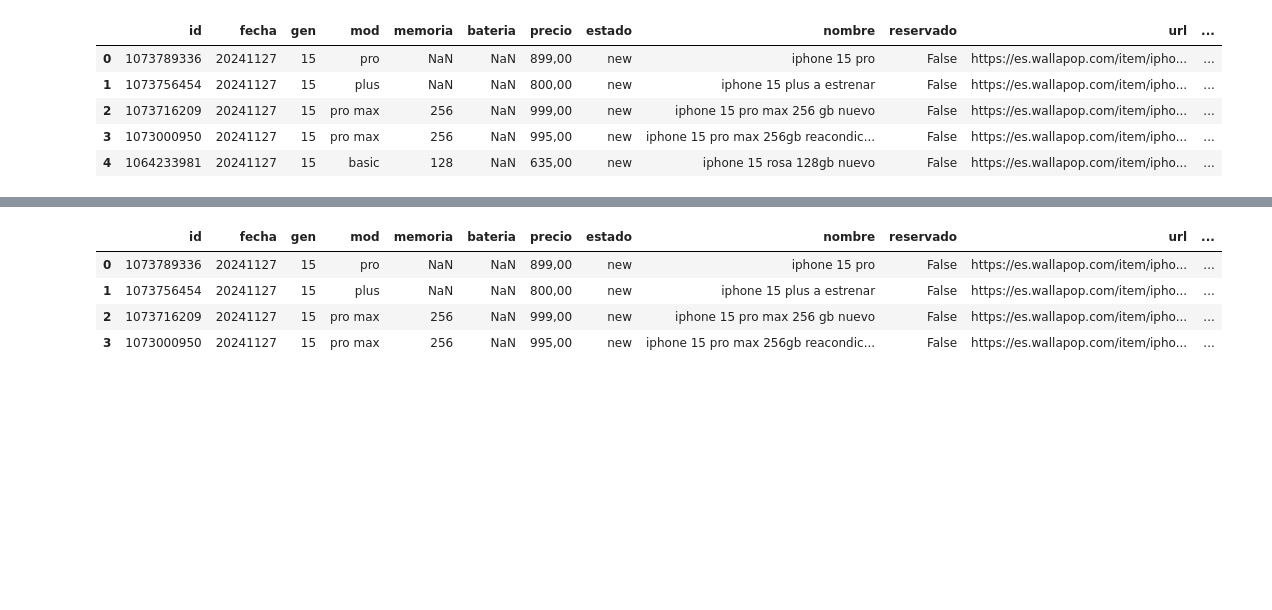
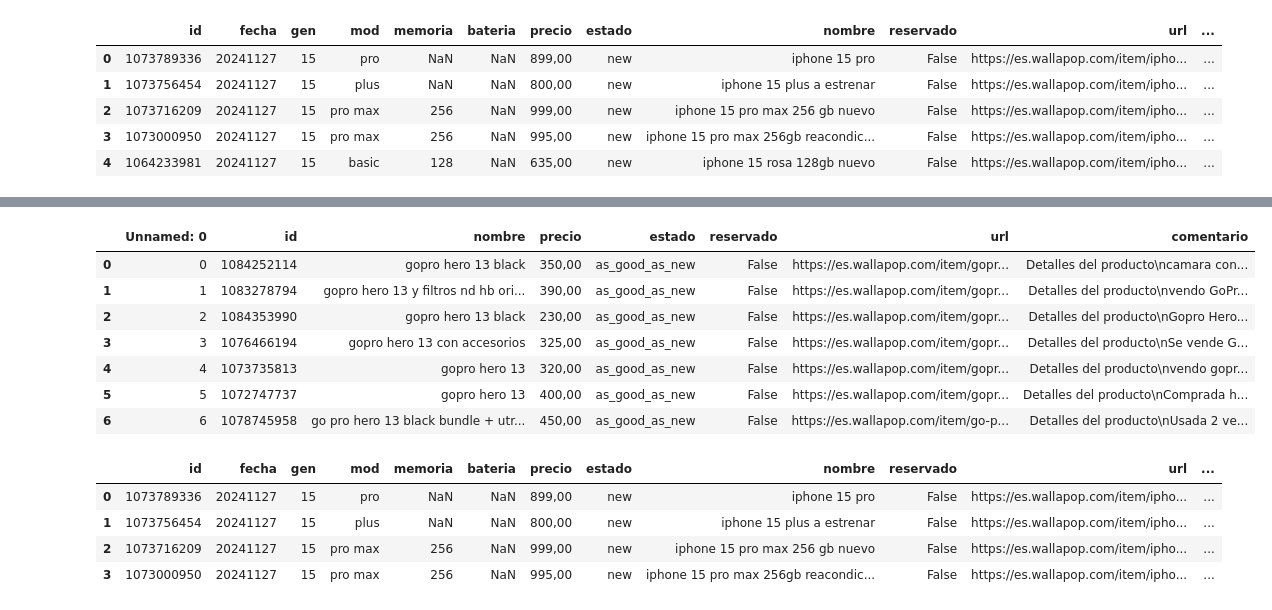
Before and after one commit to jogarman/wallapop_scrapping, a Jupyter notebook: 04_download_description.ipynb, the cells around one changed output, grey strips where cells are left out. Saved outputs shown, nothing was run; the diff lists cells and outputs as text; code cells hidden in the pictures; blank space fills up the shorter version.

```diff
--- a/04_download_description.ipynb
+++ b/04_download_description.ipynb
@@ -112,3 +103,68 @@ Avenida de la Peseta 50 📍
+# %%
+# Test. Borrar
+
+"""from selenium import webdriver
+from selenium.webdriver.chrome.service import Service as ChromeService
+from webdriver_manager.chrome import ChromeDriverManager
+from selenium.webdriver.common.by import By
+from selenium.webdriver.support.ui import WebDriverWait
+from selenium.webdriver.support import expected_conditions as EC"""
+from tqdm import tqdm  # Para la barra de progreso
+
+def scrap_comments(df):
+    # Verifica si la columna 'url' existe
+    if 'url' not in df.columns:
+        raise ValueError("Error: La columna 'url' no existe en el DataFrame.")
+
+    # Calcula cuántas filas tiene el DataFrame
+    n_elementos = len(df)
+
+    # Inicializa las nuevas columnas
+    df['comentario'] = None
+
+    # Configuración del webdriver
+    driver = webdriver.Chrome(service=ChromeService(ChromeDriverManager().install()))
+
+    # Elimina cookies y carga la primera web
+    driver.get(df.loc[0, 'url'])
+    WebDriverWait(driver, 10).until(
+        EC.element_to_be_clickable((By.ID, "onetrust-reject-all-handler"))
+    ).click()
+
+    # Itera sobre cada fila del DataFrame con barra de progreso
+    for index in tqdm(range(n_elementos), desc="Scraping comments", unit="url", leave=False):
+        driver.get(df.loc[index, 'url'])
+        #print(f'{index+1}/{n_elementos}')  # Indicador de progreso X/n_elementos
+
+        try:  # Si la página existe
+            elemento_comentario = driver.find_element(
+                By.CSS_SELECTOR,
+                "#__next > main > div > div.item-detail_ItemDetail__container__8p25r.pb-5 > section.justify-content-around.d-flex.py-4 > div.item-detail_ItemDetail__card__jnUEv.pb-5 > div.px-4 > div.item-detail_ItemDetail__separator__SCH3p.py-2 > section"
+            ).text
+            df.loc[index, 'comentario'] = elemento_comentario
+            #print(f"Comentario encontrado en: {df.loc[index, 'url']}\n{df.loc[index, 'comentario']}")
+        except:  # Si no existe la página
+            elemento_comentario = "not found"
+            df.loc[index, 'comentario'] = elemento_comentario
+            #print(f"Página no encontrada: {df.loc[index, 'url']}")
+
+    # Cierra el navegador
+    driver.quit()
+
+    return df
+
+file = "1_datos_raw/" + "20250102_gopro 13_as_good_as_new.csv"
+df_test = pd.read_csv(file)
+scrap_comments(df_test)
+# %% [output]
+|  | Unnamed: 0 | id | nombre | precio | estado | reservado | url | comentario |
+| 0 | 0 | 1084252114 | gopro hero 13 black | 350,00 | as_good_as_new | False | https://es.wallapop.com/item/gopr... | Detalles del producto\ncamara con... |
+| 1 | 1 | 1083278794 | gopro hero 13 y filtros nd hb ori... | 390,00 | as_good_as_new | False | https://es.wallapop.com/item/gopr... | Detalles del producto\nvendo GoPr... |
+| 2 | 2 | 1084353990 | gopro hero 13 black | 230,00 | as_good_as_new | False | https://es.wallapop.com/item/gopr... | Detalles del producto\nGopro Hero... |
+| 3 | 3 | 1076466194 | gopro hero 13 con accesorios | 325,00 | as_good_as_new | False | https://es.wallapop.com/item/gopr... | Detalles del producto\nSe vende G... |
+| 4 | 4 | 1073735813 | gopro hero 13 | 320,00 | as_good_as_new | False | https://es.wallapop.com/item/gopr... | Detalles del producto\nvendo gopr... |
+| 5 | 5 | 1072747737 | gopro hero 13 | 400,00 | as_good_as_new | False | https://es.wallapop.com/item/gopr... | Detalles del producto\nComprada h... |
+| 6 | 6 | 1078745958 | go pro hero 13 black bundle + utr... | 450,00 | as_good_as_new | False | https://es.wallapop.com/item/go-p... | Detalles del producto\nUsada 2 ve... |
 # %%
 df_with_comments.head(4)
 # %% [output]
```
Also changed, not shown: parts of 3 cells of this notebook, 47 other files.
